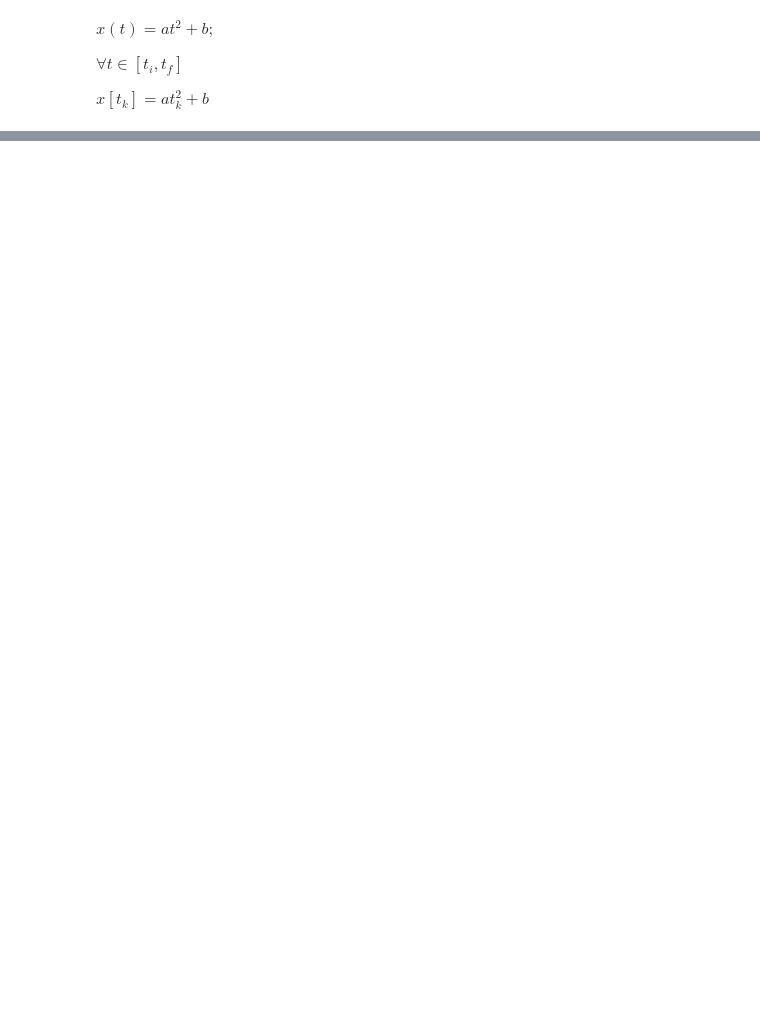
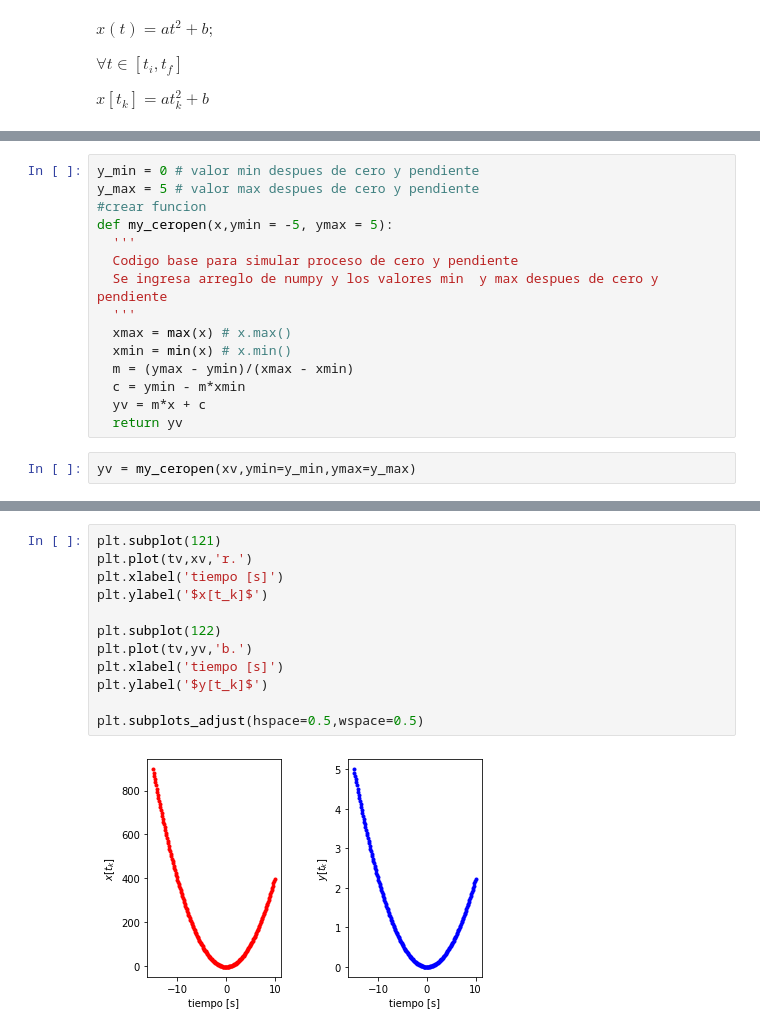
Before and after one commit to amalvarezme/SenalesSistemas, a Jupyter notebook: ejemplo1SyS2021.ipynb, the cells around one changed output, grey strips where cells are left out. Drawn from its saved outputs; the diff is of its cells as text; blank space fills up the shorter version.

```diff
--- a/ejemplo1SyS2021.ipynb
+++ b/ejemplo1SyS2021.ipynb
@@ -174,0 +205,17 @@ Text(0, 0.5, '$x[t_k]$')
+# %%
+y_min = 0 # valor min despues de cero y pendiente
+y_max = 5 # valor max despues de cero y pendiente
+#crear funcion
+def my_ceropen(x,ymin = -5, ymax = 5):
+  '''
+  Codigo base para simular proceso de cero y pendiente
+  Se ingresa arreglo de numpy y los valores min  y max despues de cero y pendiente
+  '''
+  xmax = max(x) # x.max()
+  xmin = min(x) # x.min()
+  m = (ymax - ymin)/(xmax - xmin)
+  c = ymin - m*xmin
+  yv = m*x + c
+  return yv
+# %%
+yv = my_ceropen(xv,ymin=y_min,ymax=y_max)
@@ -174,0 +243,14 @@ Text(0, 0.5, '$x[t_k]$')
+# %%
+plt.subplot(121)
+plt.plot(tv,xv,'r.')
+plt.xlabel('tiempo [s]')
+plt.ylabel('$x[t_k]$')
+
+plt.subplot(122)
+plt.plot(tv,yv,'b.')
+plt.xlabel('tiempo [s]')
+plt.ylabel('$y[t_k]$')
+
+plt.subplots_adjust(hspace=0.5,wspace=0.5)
+# %% [output]
+[figure, added]
```
Also changed, not shown: parts of 5 cells of this notebook.
